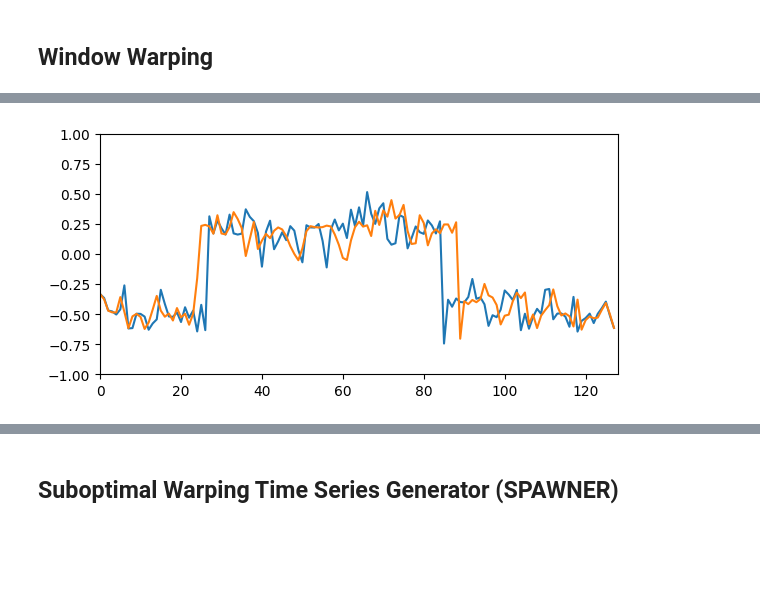
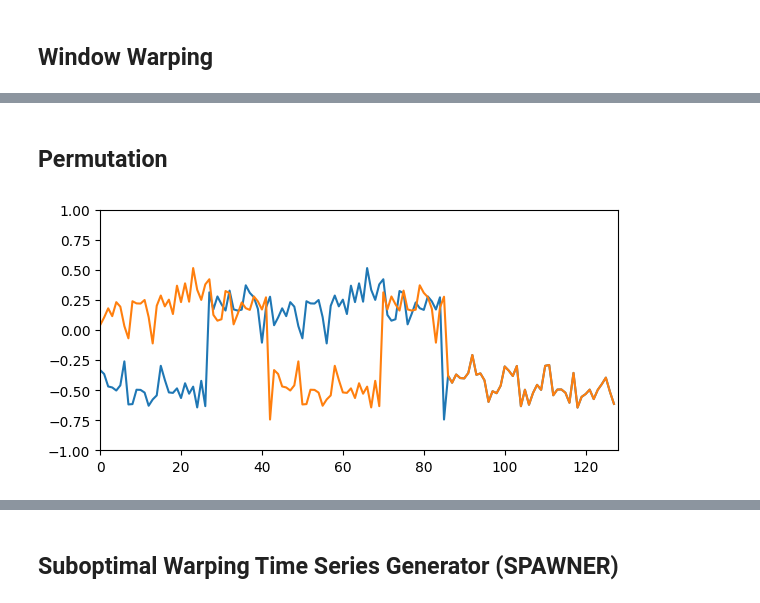
Before and after one commit to HOSEI-UNIV-IIST/time_series_augmentation_mix, a Jupyter notebook: example.ipynb, the cells around one changed output, grey strips where cells are left out. Drawn from its saved outputs; the diff is of its cells as text; code cells hidden in the pictures; blank space fills up the shorter version.

```diff
--- a/example.ipynb
+++ b/example.ipynb
@@ -82,4 +102,6 @@ hlp.plot1d(x_train[0], aug.window_slice(x_train)[0])
+# %% [markdown]
+## Permutation
 # %%
-hlp.plot1d(x_train[0], aug.window_warp(x_train)[0])
+hlp.plot1d(x_train[0], aug.permutation(x_train, max_segments=3, seg_mode="equal")[0])
 # %% [output]
-[figure, old version]
+[figure, new version]
```
Also changed, not shown: parts of 13 cells of this notebook, 7 other files.
